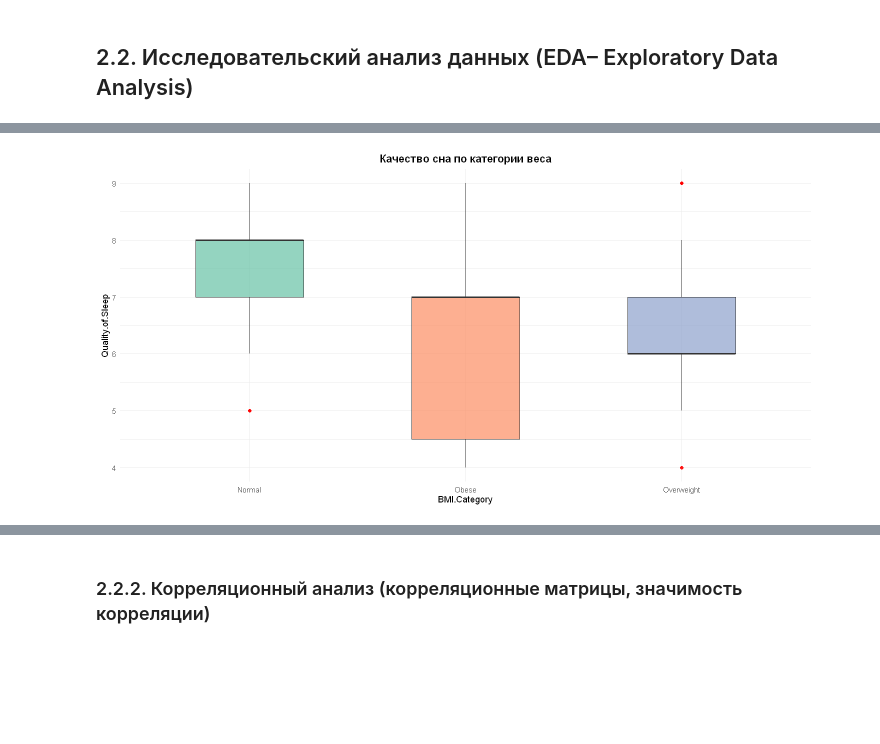
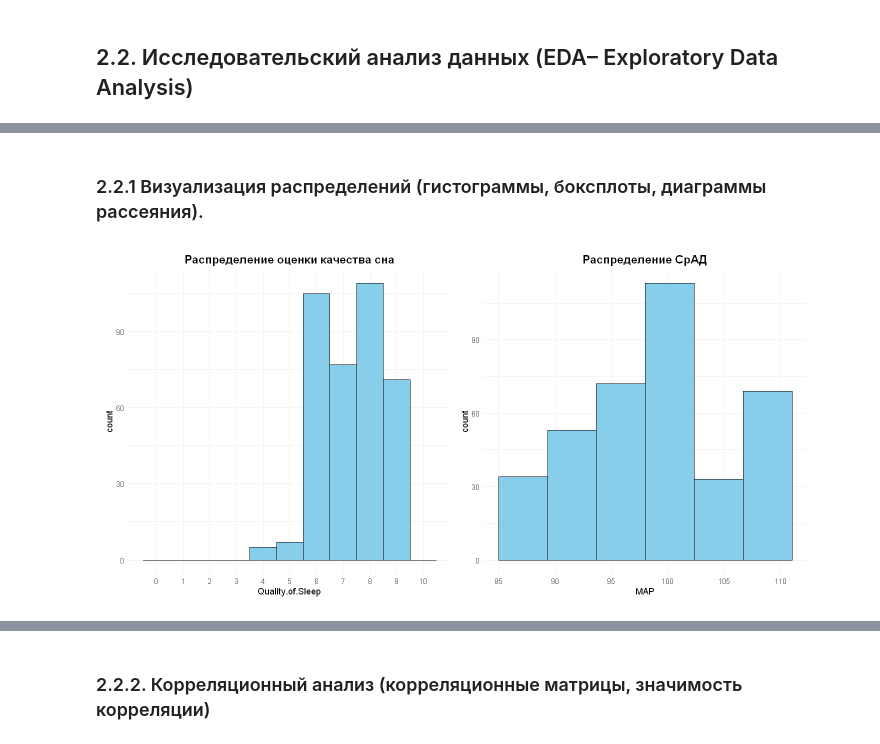
Before and after one commit to parababla/sleep_quality_analysis, a Jupyter notebook: sleep_quality_analysis.ipynb, the cells around one changed output, grey strips where cells are left out. Saved outputs shown, nothing was run; the diff lists cells and outputs as text; code cells hidden in the pictures; blank space fills up the shorter version.

```diff
--- a/sleep_quality_analysis.ipynb
+++ b/sleep_quality_analysis.ipynb
@@ -288,14 +130,36 @@ ggsave("materials/boxplot/gender_quality_of_sleep_boxplot.png", width = 12, heig
-# %%
-ggplot(df, aes(x = BMI.Category, y = Quality.of.Sleep, fill = BMI.Category)) +
-  geom_boxplot(alpha = 0.7, width = 0.5, outlier.colour = "red") +
-  scale_fill_brewer(palette = "Set2") +
-  theme_minimal() +
-  labs(title = "Качество сна по категории веса") +
-  theme(
-    plot.title = element_text(hjust = 0.5, face = "bold"),
-    legend.position = "none"
-  )
-
-ggsave("materials/boxplot/bmi_category_quality_of_sleep_boxplot.png", width = 12, height = 6, dpi = 300)
-# %% [output]
-[figure, removed]
+# %% [markdown]
+### 2.2.1 Визуализация распределений (гистограммы, боксплоты, диаграммы рассеяния).
+# %%
+p1 <- ggplot(df, aes(x = Quality.of.Sleep)) +
+  geom_histogram(binwidth = 1, fill = "skyblue", color = "black", boundary = 0.5) +
+  theme_minimal() +
+  scale_x_continuous( limits = c(-0.5, 10.5), breaks = 0:10) +
+  labs(title = "Распределение оценки качества сна") +
+  theme(
+    plot.title = element_text(hjust = 0.5, face = "bold", size = 14),
+    panel.grid.minor.x = element_blank(),
+  )
+
+# p2 <- ggplot(df, aes(x = MAP)) +
+#   geom_histogram(binwidth = 1, fill = "skyblue", color = "black", boundary = 0.5) +
+#   theme_minimal() +
+#   # scale_x_continuous( limits = c(-0.5, 10.5), breaks = 0:10) +
+#   labs(title = "Распределение СрАД") +
+#   theme(
+#     plot.title = element_text(hjust = 0.5, face = "bold", size = 14),
+#     panel.grid.minor.x = element_blank(),
+#   )
+
+p2 <- ggplot(df, aes(x = MAP)) +
+  geom_histogram(bins = 6, fill = "skyblue", color = "black", boundary = 85) +
+  theme_minimal() +
+  scale_x_continuous(breaks = seq(85, 110, length.out = 6)) +
+  labs(title = "Распределение СрАД") +
+  theme(
+    plot.title = element_text(hjust = 0.5, face = "bold", size = 14),
+    panel.grid.minor.x = element_blank(),
+  )
+
+p1 + p2
+# %% [output]
+[figure, added]
```
Also changed, not shown: parts of 68 cells of this notebook.
